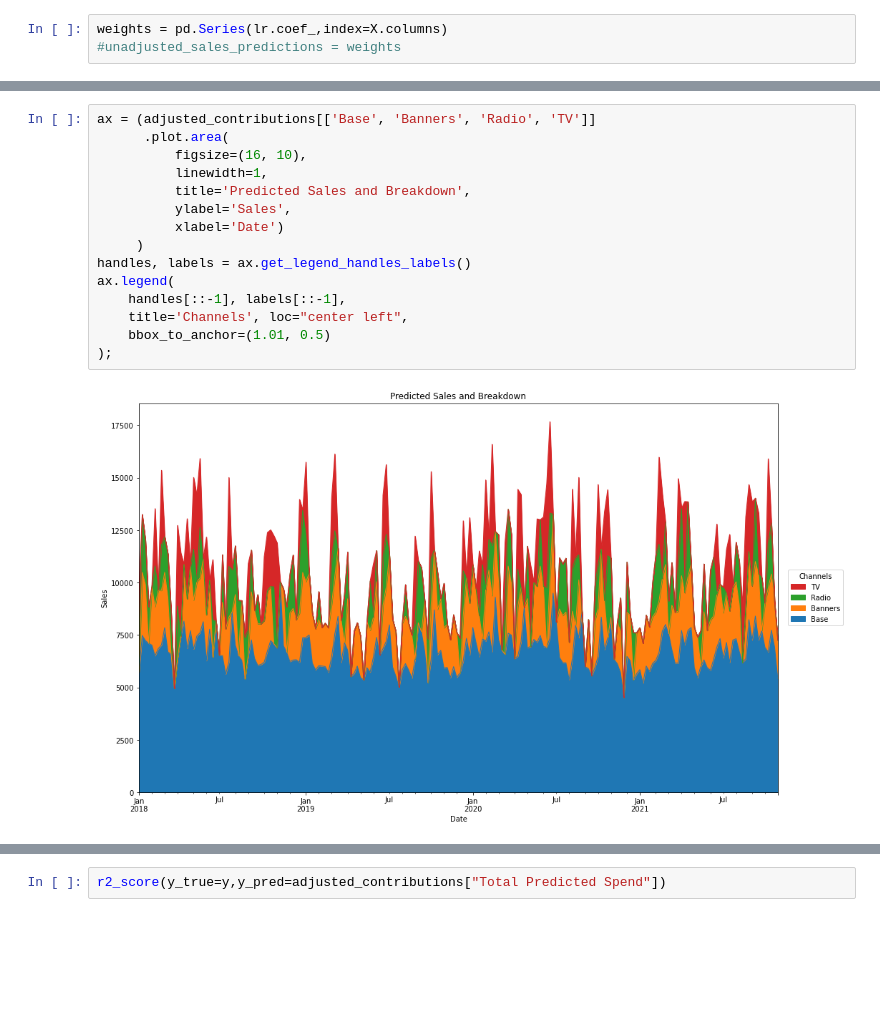
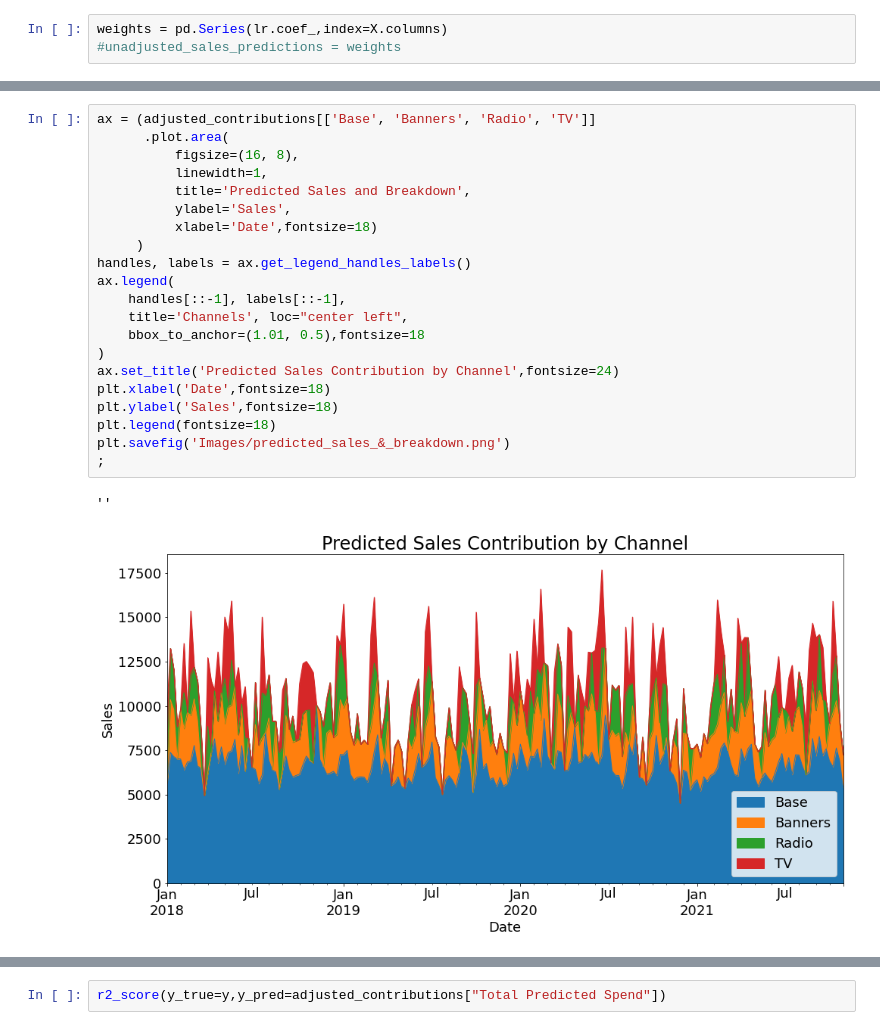
Before and after one commit to zander1268/marketing-mix-modeling, a Jupyter notebook: linear_regression_media_mix_modeling.ipynb, the cells around one changed output, grey strips where cells are left out. Drawn from its saved outputs; the diff is of its cells as text; blank space fills up the shorter version.

Commit message:
added images

```diff
--- a/linear_regression_media_mix_modeling.ipynb
+++ b/linear_regression_media_mix_modeling.ipynb
@@ -213,20 +196,27 @@ adjusted_contributions
 # %%
 ax = (adjusted_contributions[['Base', 'Banners', 'Radio', 'TV']]
       .plot.area(
-          figsize=(16, 10),
+          figsize=(16, 8),
           linewidth=1,
           title='Predicted Sales and Breakdown',
           ylabel='Sales',
-          xlabel='Date')
+          xlabel='Date',fontsize=18)
      )
 handles, labels = ax.get_legend_handles_labels()
 ax.legend(
     handles[::-1], labels[::-1],
     title='Channels', loc="center left",
-    bbox_to_anchor=(1.01, 0.5)
-);
+    bbox_to_anchor=(1.01, 0.5),fontsize=18
+)
+ax.set_title('Predicted Sales Contribution by Channel',fontsize=24)
+plt.xlabel('Date',fontsize=18)
+plt.ylabel('Sales',fontsize=18)
+plt.legend(fontsize=18)
+plt.savefig('Images/predicted_sales_&_breakdown.png')
+;
 # %% [output]
+''
-[figure, old version]
+[figure, new version]
 # %%
 roi = {'TV':[],'Radio':[],'Banners':[]}
 for channel in roi:
```
Also changed, not shown: parts of 16 cells of this notebook, 2 other files.
